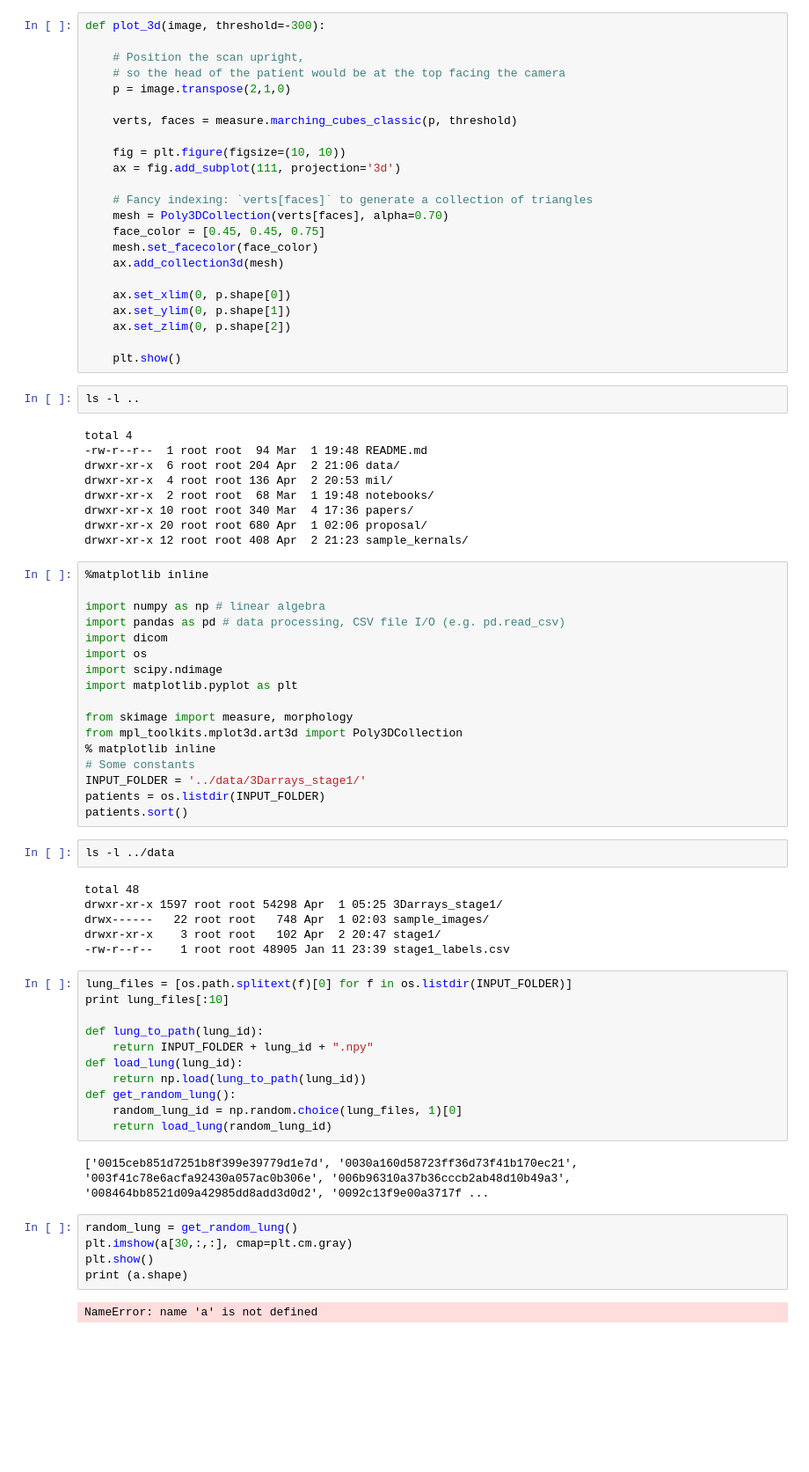
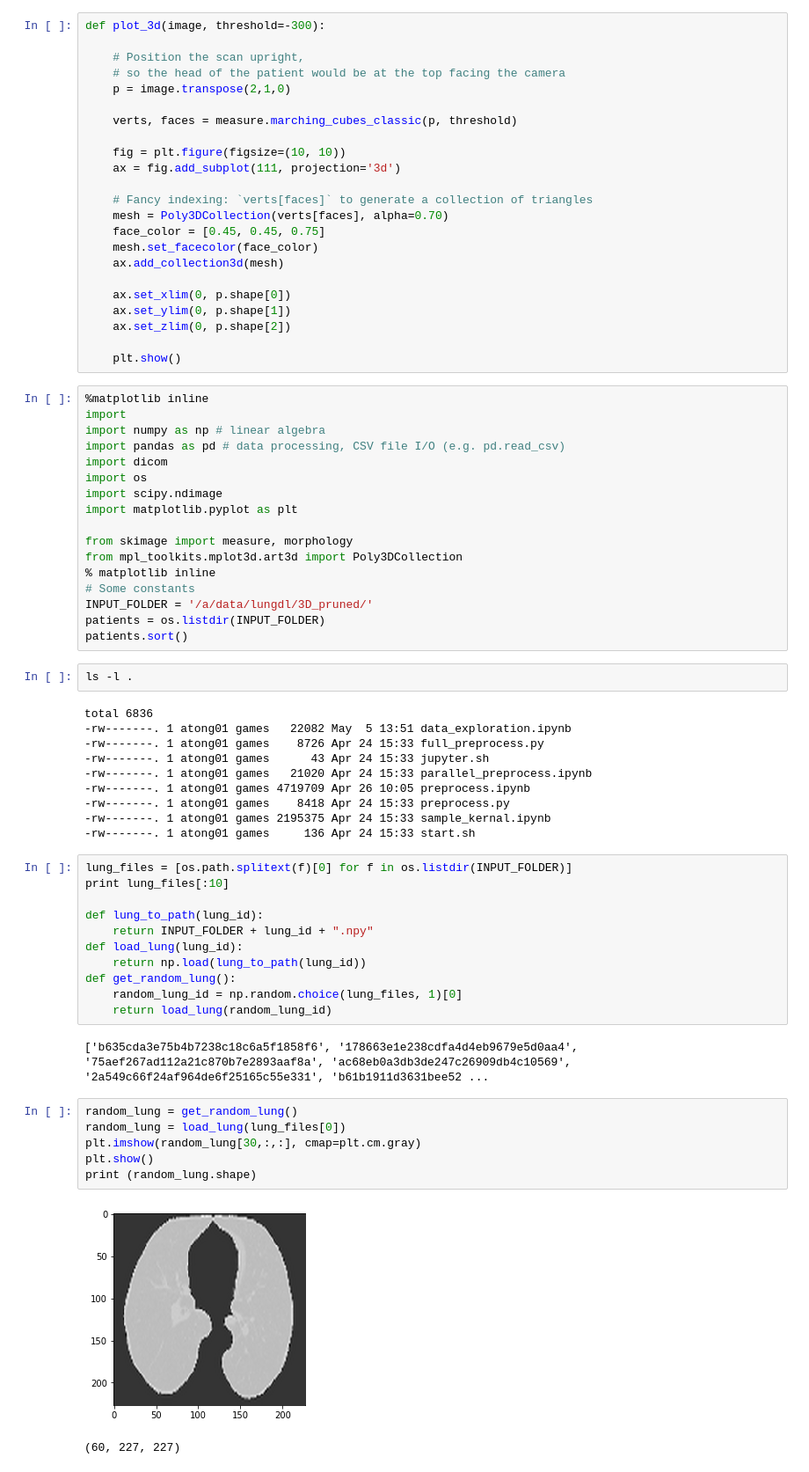
Before and after one commit to jwde/lungcancerDL, a Jupyter notebook: sample_kernals/data_exploration.ipynb, the cells around one changed output. Shown at 88% size. Cells and saved outputs as stored; diff of their text form; blank space fills up the shorter version.

Commit message:
modify data exploration script

```diff
--- a/sample_kernals/data_exploration.ipynb
+++ b/sample_kernals/data_exploration.ipynb
@@ -24,42 +24,35 @@ def plot_3d(image, threshold=-300):
     ax.set_zlim(0, p.shape[2])
 
     plt.show()
+# %%
+%matplotlib inline
+import
+import numpy as np # linear algebra
+import pandas as pd # data processing, CSV file I/O (e.g. pd.read_csv)
+import dicom
+import os
+import scipy.ndimage
+import matplotlib.pyplot as plt
+
+from skimage import measure, morphology
+from mpl_toolkits.mplot3d.art3d import Poly3DCollection
+% matplotlib inline
+# Some constants
+INPUT_FOLDER = '/a/data/lungdl/3D_pruned/'
+patients = os.listdir(INPUT_FOLDER)
+patients.sort()
 # %%
-ls -l ..
+ls -l .
 # %% [output]
-total 4
--rw-r--r--  1 root root  94 Mar  1 19:48 README.md
-drwxr-xr-x  6 root root 204 Apr  2 21:06 data/
-drwxr-xr-x  4 root root 136 Apr  2 20:53 mil/
-drwxr-xr-x  2 root root  68 Mar  1 19:48 notebooks/
-drwxr-xr-x 10 root root 340 Mar  4 17:36 papers/
-drwxr-xr-x 20 root root 680 Apr  1 02:06 proposal/
-drwxr-xr-x 12 root root 408 Apr  2 21:23 sample_kernals/
+total 6836
+-rw-------. 1 atong01 games   22082 May  5 13:51 data_exploration.ipynb
+-rw-------. 1 atong01 games    8726 Apr 24 15:33 full_preprocess.py
+-rw-------. 1 atong01 games      43 Apr 24 15:33 jupyter.sh
+-rw-------. 1 atong01 games   21020 Apr 24 15:33 parallel_preprocess.ipynb
+-rw-------. 1 atong01 games 4719709 Apr 26 10:05 preprocess.ipynb
+-rw-------. 1 atong01 games    8418 Apr 24 15:33 preprocess.py
+-rw-------. 1 atong01 games 2195375 Apr 24 15:33 sample_kernal.ipynb
+-rw-------. 1 atong01 games     136 Apr 24 15:33 start.sh
-# %%
-%matplotlib inline
-
-import numpy as np # linear algebra
-import pandas as pd # data processing, CSV file I/O (e.g. pd.read_csv)
-import dicom
-import os
-import scipy.ndimage
-import matplotlib.pyplot as plt
-
-from skimage import measure, morphology
-from mpl_toolkits.mplot3d.art3d import Poly3DCollection
-% matplotlib inline
-# Some constants
-INPUT_FOLDER = '../data/3Darrays_stage1/'
-patients = os.listdir(INPUT_FOLDER)
-patients.sort()
-# %%
-ls -l ../data
-# %% [output]
-total 48
-drwxr-xr-x 1597 root root 54298 Apr  1 05:25 3Darrays_stage1/
-drwx------   22 root root   748 Apr  1 02:03 sample_images/
-drwxr-xr-x    3 root root   102 Apr  2 20:47 stage1/
--rw-r--r--    1 root root 48905 Jan 11 23:39 stage1_labels.csv
 # %%
 lung_files = [os.path.splitext(f)[0] for f in os.listdir(INPUT_FOLDER)]
 print lung_files[:10]
@@ -72,14 +65,16 @@ def get_random_lung():
     random_lung_id = np.random.choice(lung_files, 1)[0]
     return load_lung(random_lung_id)
 # %% [output]
-['0015ceb851d7251b8f399e39779d1e7d', '0030a160d58723ff36d73f41b170ec21', '003f41c78e6acfa92430a057ac0b306e', '006b96310a37b36cccb2ab48d10b49a3', '008464bb8521d09a42985dd8add3d0d2', '0092c13f9e00a3717f ...
+['b635cda3e75b4b7238c18c6a5f1858f6', '178663e1e238cdfa4d4eb9679e5d0aa4', '75aef267ad112a21c870b7e2893aaf8a', 'ac68eb0a3db3de247c26909db4c10569', '2a549c66f24af964de6f25165c55e331', 'b61b1911d3631bee52 ...
 # %%
 random_lung = get_random_lung()
-plt.imshow(a[30,:,:], cmap=plt.cm.gray)
+random_lung = load_lung(lung_files[0])
+plt.imshow(random_lung[30,:,:], cmap=plt.cm.gray)
 plt.show()
-print (a.shape)
+print (random_lung.shape)
 # %% [output]
+[figure, added]
-NameError: name 'a' is not defined
+(60, 227, 227)
 # %%
 plot_3d(random_lung, 400)
 # %% [output]
```
Also changed, not shown: parts of 4 cells of this notebook.
